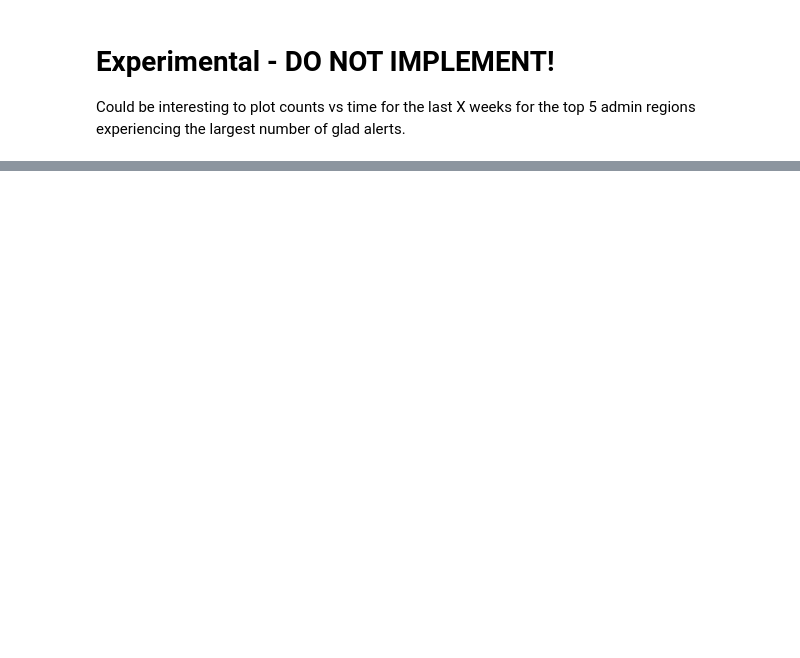
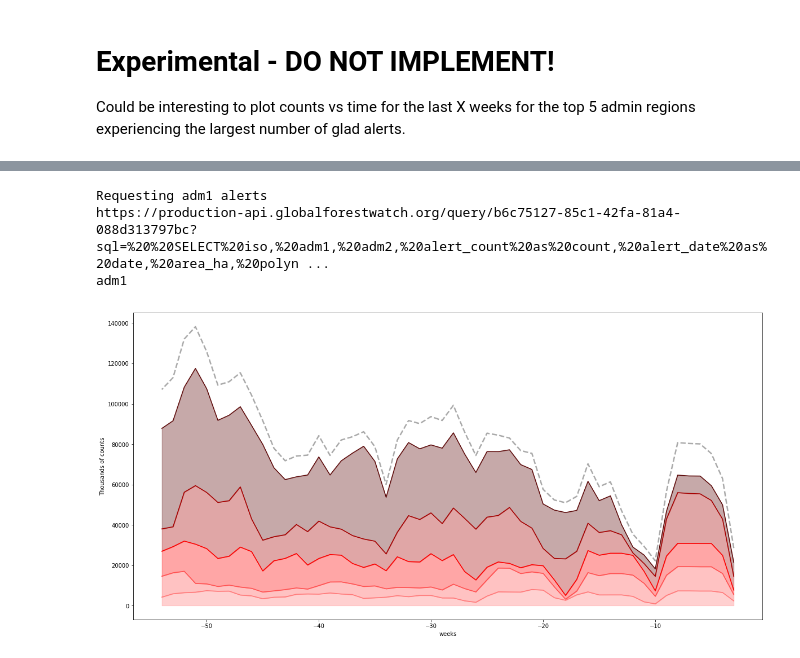
Before and after one commit to Vizzuality/gfw_nbks, a Jupyter notebook: GLADs-Biodiversity.ipynb, the cells around one changed output, grey strips where cells are left out. Drawn from its saved outputs; the diff is of its cells as text; code cells hidden in the pictures; blank space fills up the shorter version.

```diff
--- a/GLADs-Biodiversity.ipynb
+++ b/GLADs-Biodiversity.ipynb
@@ -337,2 +285,0 @@ def buildData(test_data):
-# %%
-test_data = buildData(groupByAdm(cleanData(glads_queries_by_poly(iso='BRA', adm1=None, polyname='gadm28'))))
@@ -377,0 +286,8 @@ plt.show()
+# %%
+adm0 = 'BRA'
+adm1 = None
+polyname = 'gadm28'
+
+tags = ["forest_change", "Biodiversity"] #replaces current tree cover loss widget in summary
+
+selectable_polynames = ['gadm28', 'kba', 'ifl_2013', 'wdpa', 'aze', 'tcl']
@@ -377,0 +350,16 @@ plt.show()
+# %%
+def convolution(data):
+    """Takes a list of means data and applies a runnung-mean over it with a window of 12 weeks
+    to return a smoothed set of values. Incrementally run through the list of means and
+    calculates the mean of 12 values at a time."""
+
+    window = 6
+    N = len(data)
+
+    smoothed = []
+
+    for i in range(0, int(N-window)):
+        tmp = np.mean(data[i:i+window])
+        smoothed.append(tmp)
+
+    return smoothed
@@ -377,0 +472,11 @@ plt.show()
+# %%
+adm0 = 'MYS'
+adm1 = None
+polyname = 'gadm28'
+
+getGladViz(createData(glads_queries_by_poly(iso=adm0, adm1=adm1, polyname=polyname), adm1))
+# %% [output]
+Requesting adm1 alerts
+https://production-api.globalforestwatch.org/query/b6c75127-85c1-42fa-81a4-088d313797bc?sql=%20%20SELECT%20iso,%20adm1,%20adm2,%20alert_count%20as%20count,%20alert_date%20as%20date,%20area_ha,%20polyn ...
+adm1
+[figure, added]
```
Also changed, not shown: parts of 13 cells of this notebook.
